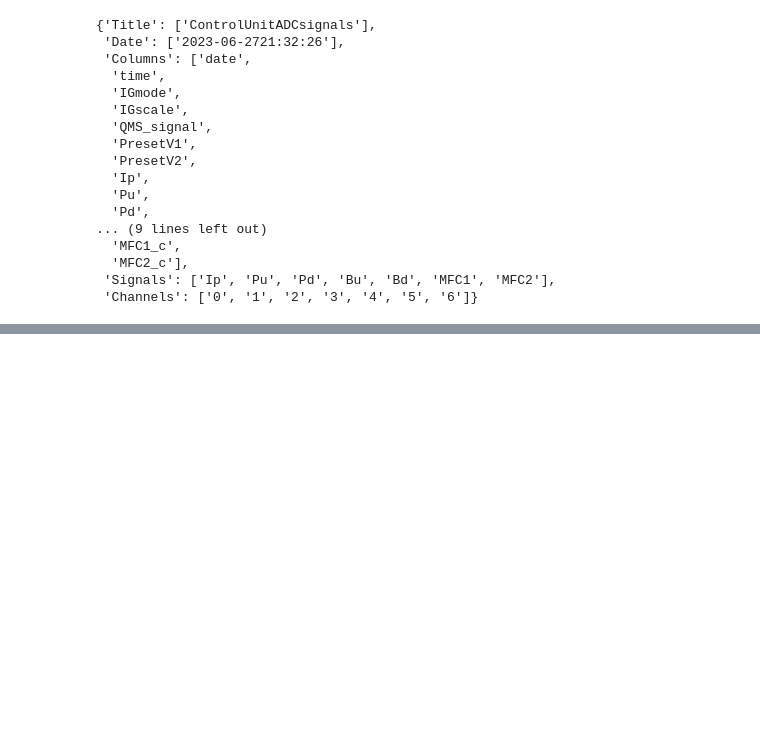
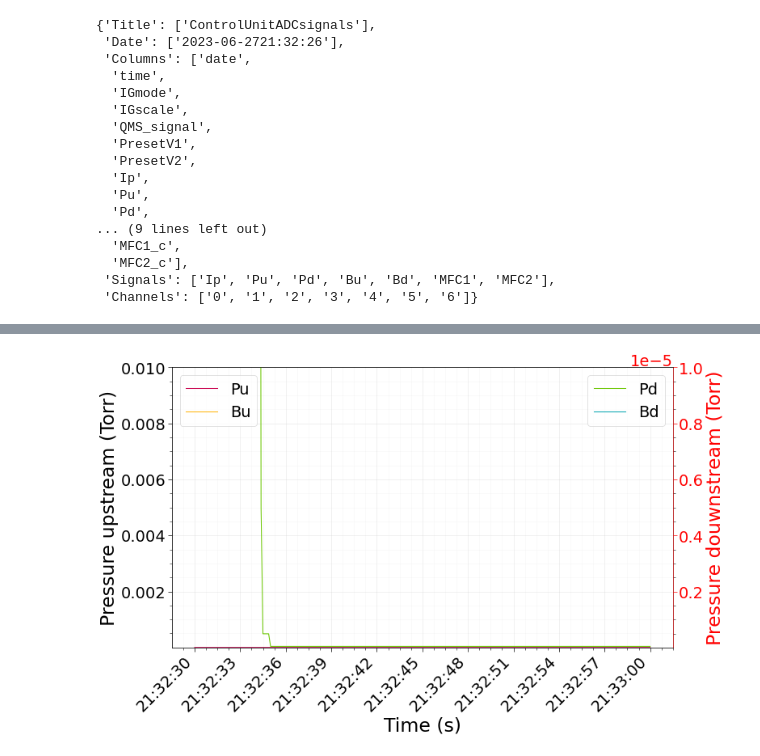
Before and after one commit to Kshora/kslab, a Jupyter notebook: kslab/demos/raspi.ipynb, the cells around one changed output, grey strips where cells are left out. Cells and saved outputs as stored; diff of their text form; code cells hidden in the pictures; blank space fills up the shorter version.

```diff
--- a/kslab/demos/raspi.ipynb
+++ b/kslab/demos/raspi.ipynb
@@ -53,0 +62,7 @@ rasp.data
+# %%
+from datetime import datetime
+st = datetime(2023,6,27,21,32,30)
+et = datetime(2023,6,27,21,33)
+rasp.plot_pressure(xlabel="date",st=st,et=et)
+# %% [output]
+[figure, added]
```
Also changed, not shown: parts of 6 cells of this notebook, 1 other file.
